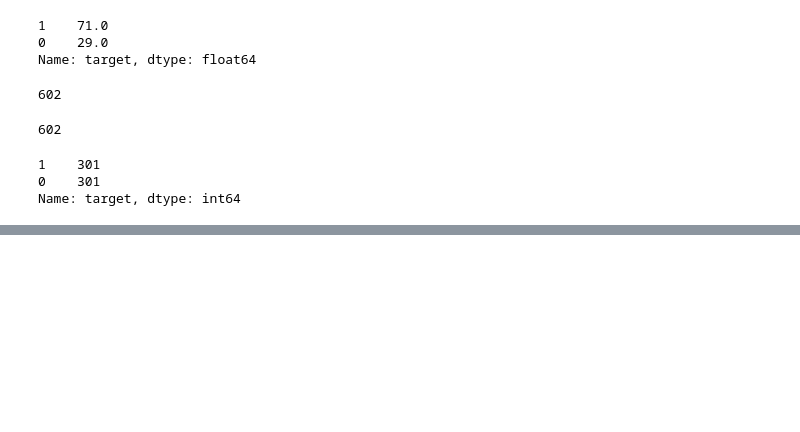
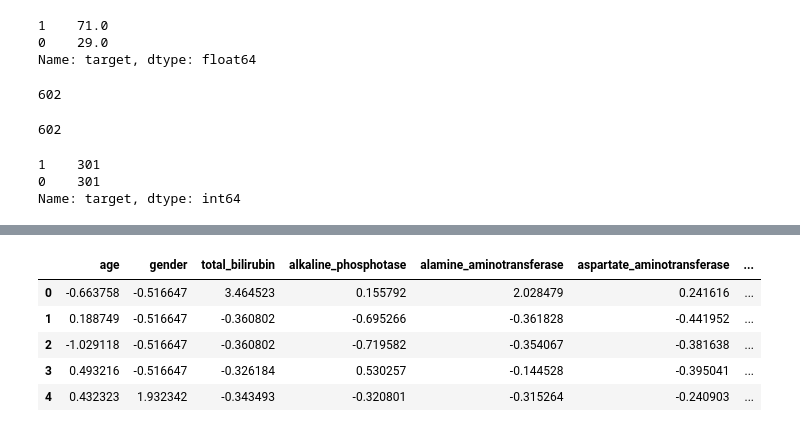
Before and after one commit to amandarnds/Predict-Liver-Disease, a Jupyter notebook: Predict-Liver-Disease.ipynb, the cells around one changed output, grey strips where cells are left out. Drawn from its saved outputs; the diff is of its cells as text; code cells hidden in the pictures; blank space fills up the shorter version.

```diff
--- a/Predict-Liver-Disease.ipynb
+++ b/Predict-Liver-Disease.ipynb
@@ -656,0 +698,9 @@ Name: target, dtype: int64
+# %%
+x_train_pad.head()
+# %% [output]
+|  | age | gender | total_bilirubin | alkaline_phosphotase | alamine_aminotransferase | aspartate_aminotransferase | ... |
+| 0 | -0.663758 | -0.516647 | 3.464523 | 0.155792 | 2.028479 | 0.241616 | ... |
+| 1 | 0.188749 | -0.516647 | -0.360802 | -0.695266 | -0.361828 | -0.441952 | ... |
+| 2 | -1.029118 | -0.516647 | -0.360802 | -0.719582 | -0.354067 | -0.381638 | ... |
+| 3 | 0.493216 | -0.516647 | -0.326184 | 0.530257 | -0.144528 | -0.395041 | ... |
+| 4 | 0.432323 | 1.932342 | -0.343493 | -0.320801 | -0.315264 | -0.240903 | ... |
```
Also changed, not shown: parts of 8 cells of this notebook.
